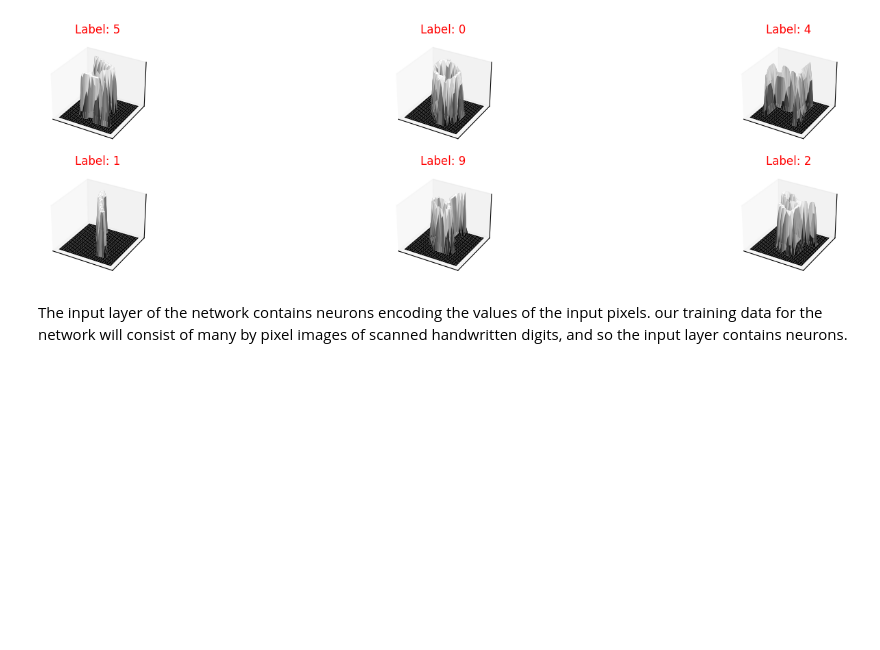
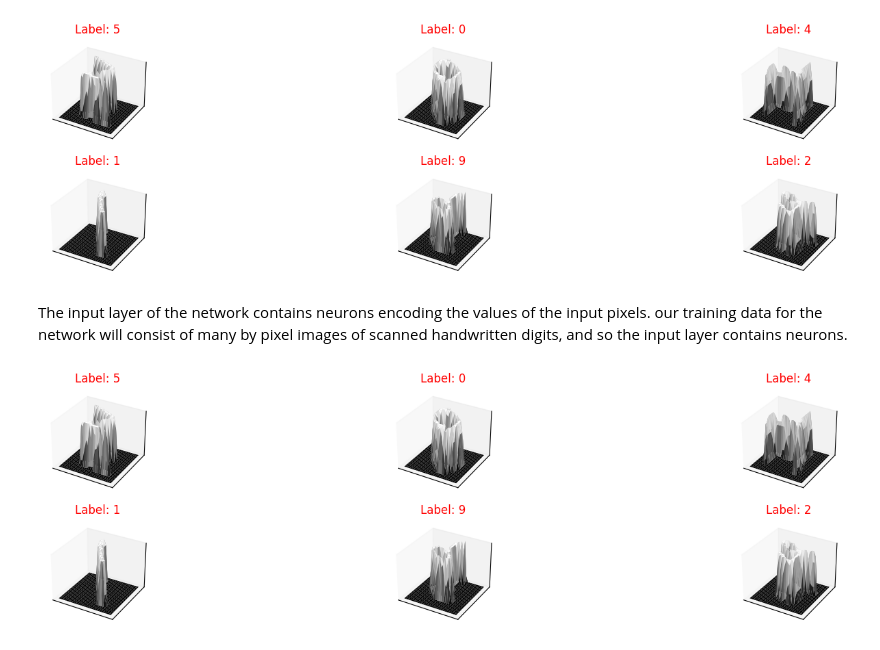
Before and after one commit to kelvinprabhu/DeepLearning_Exercise, a Jupyter notebook: OCR/Optical character recognition.ipynb, the cells around one changed output. Drawn from its saved outputs; the diff is of its cells as text; code cells hidden in the pictures; blank space fills up the shorter version.

```diff
--- a/OCR/Optical character recognition.ipynb
+++ b/OCR/Optical character recognition.ipynb
@@ -68,3 +93,33 @@ plt.show()
  values of the input pixels. our training data for the network will consist of many  by  pixel
  images of scanned handwritten digits, and so the input layer
  contains  neurons.
+# %%
+x_train_normalized = x_train / 255.0
+# %%
+import numpy as np
+import matplotlib.pyplot as plt
+from mpl_toolkits.mplot3d import Axes3D
+
+fig = plt.figure(figsize=(18, 4))  # Adjust figure size for horizontal layout
+
+for i in range(6):  # Loop from 0 to 5
+    digit_image = x_train_normalized[i].reshape(28, 28)
+
+    # Create X, Y coordinate grids
+    x = np.arange(28)
+    y = np.arange(28)
+    X, Y = np.meshgrid(x, y)
+
+    ax = fig.add_subplot(2, 3, i+1, projection='3d')  # 1 row, 6 columns
+    ax.plot_surface(X, Y, digit_image, cmap='gray', edgecolor='none')
+
+    # Labels
+    ax.set_title(f'Label: {y_train[i]}', fontsize=12, color='red')
+    ax.set_xticks([])  # Hide ticks
+    ax.set_yticks([])
+    ax.set_zticks([])
+
+plt.tight_layout()
+plt.show()
+# %% [output]
+[figure, added]
```
Also changed, not shown: parts of 24 cells of this notebook.
